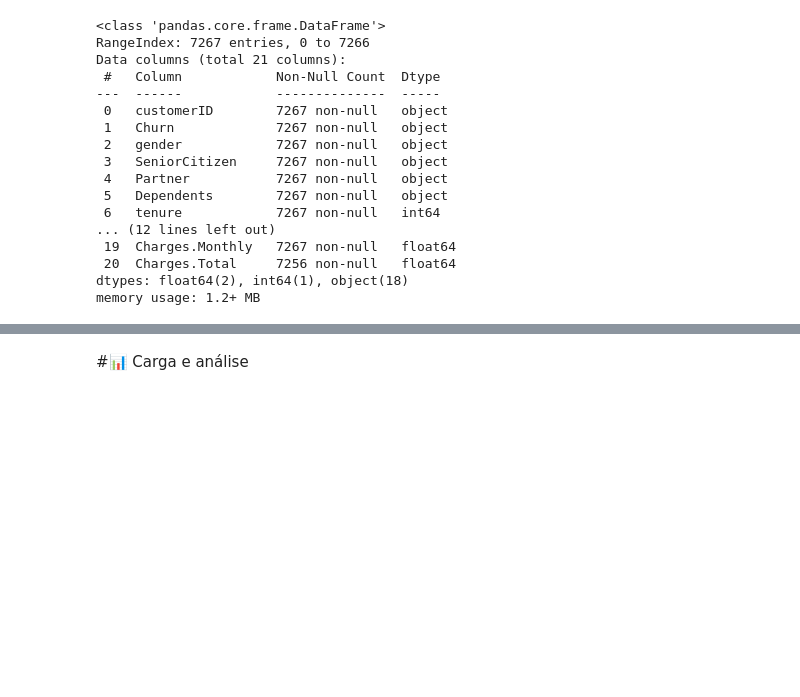
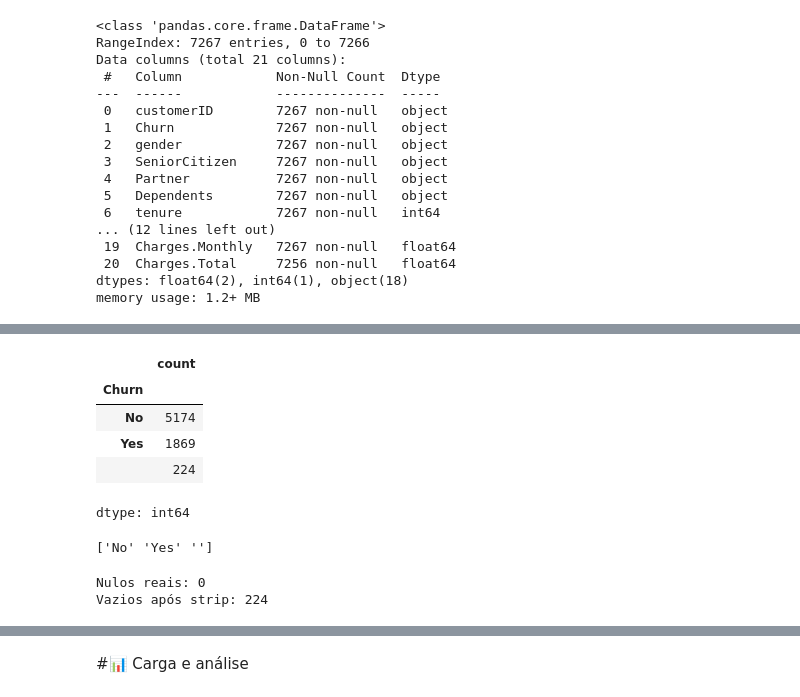
Before and after one commit to beatricemarx/G9ONE_Chalenge_TelecomX, a Jupyter notebook: TelecomX_BR.ipynb, the cells around one changed output, grey strips where cells are left out. Saved outputs shown, nothing was run; the diff lists cells and outputs as text; code cells hidden in the pictures; blank space fills up the shorter version.

```diff
--- a/TelecomX_BR.ipynb
+++ b/TelecomX_BR.ipynb
@@ -241,0 +293,21 @@ memory usage: 1.2+ MB
+# %%
+dados = dados[dados["Churn"].notna()]
+
+dados["Churn"].value_counts(dropna=False)
+# %% [output]
+|  | count |
+| Churn |  |
+| No | 5174 |
+| Yes | 1869 |
+|  | 224 |
+dtype: int64
+# %%
+print(dados["Churn"].unique())
+# %% [output]
+['No' 'Yes' '']
+# %%
+print("Nulos reais:", dados["Churn"].isna().sum())
+print("Vazios após strip:", (dados["Churn"].str.strip() == "").sum())
+# %% [output]
+Nulos reais: 0
+Vazios após strip: 224
```
Also changed, not shown: parts of 9 cells of this notebook.
